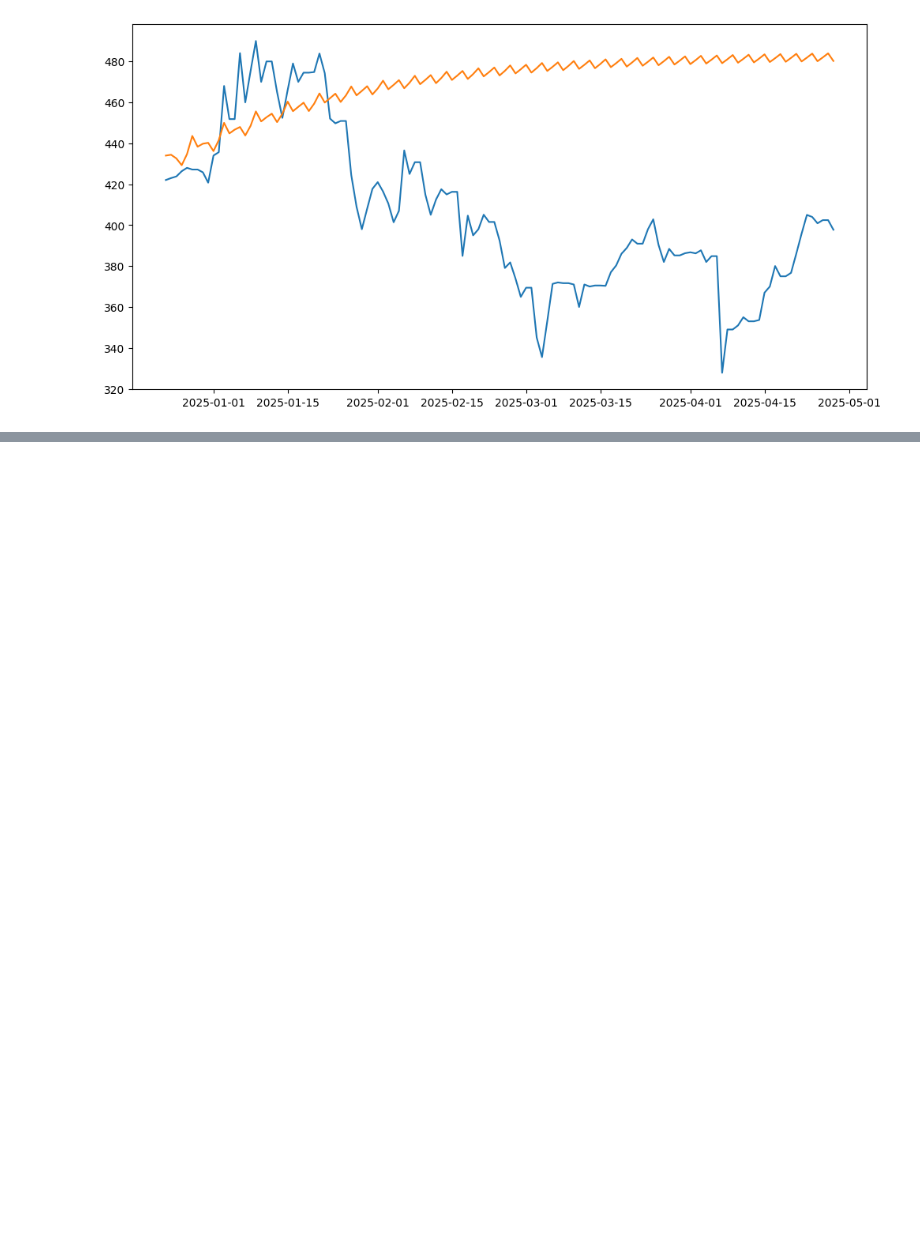
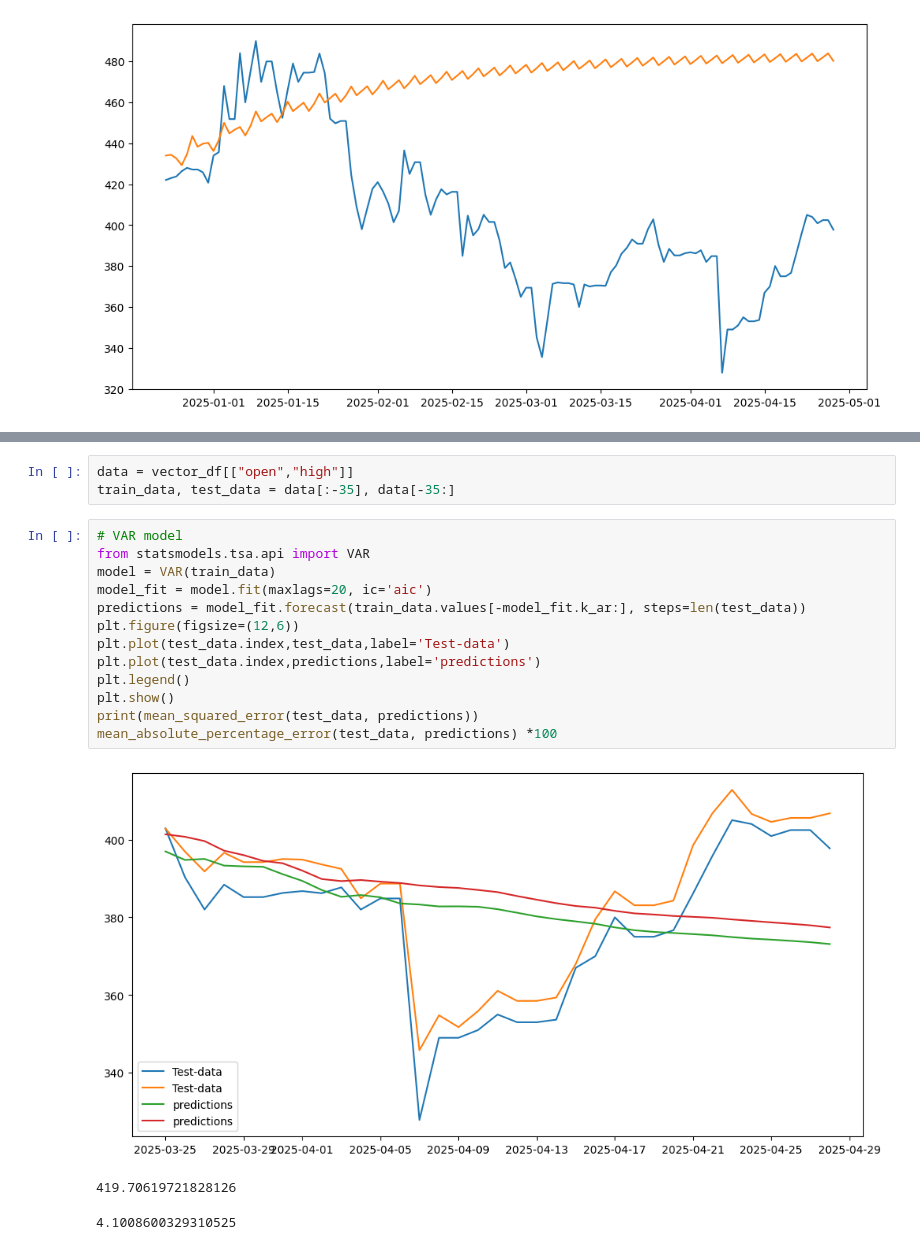
Before and after one commit to ShahidAzadd/Time-Series, a Jupyter notebook: arima_model.ipynb, the cells around one changed output, grey strips where cells are left out. Drawn from its saved outputs; the diff is of its cells as text; blank space fills up the shorter version.

```diff
--- a/arima_model.ipynb
+++ b/arima_model.ipynb
@@ -170,0 +184,20 @@ print(mean_squared_error(test_data, predictions))
+# %%
+data = vector_df[["open","high"]]
+train_data, test_data = data[:-35], data[-35:]
+# %%
+# VAR model
+from statsmodels.tsa.api import VAR
+model = VAR(train_data)
+model_fit = model.fit(maxlags=20, ic='aic')
+predictions = model_fit.forecast(train_data.values[-model_fit.k_ar:], steps=len(test_data))
+plt.figure(figsize=(12,6))
+plt.plot(test_data.index,test_data,label='Test-data')
+plt.plot(test_data.index,predictions,label='predictions')
+plt.legend()
+plt.show()
+print(mean_squared_error(test_data, predictions))
+mean_absolute_percentage_error(test_data, predictions) *100
+# %% [output]
+[figure, added]
+419.70619721828126
+4.1008600329310525
```
Also changed, not shown: parts of 14 cells of this notebook, 1 other file.
